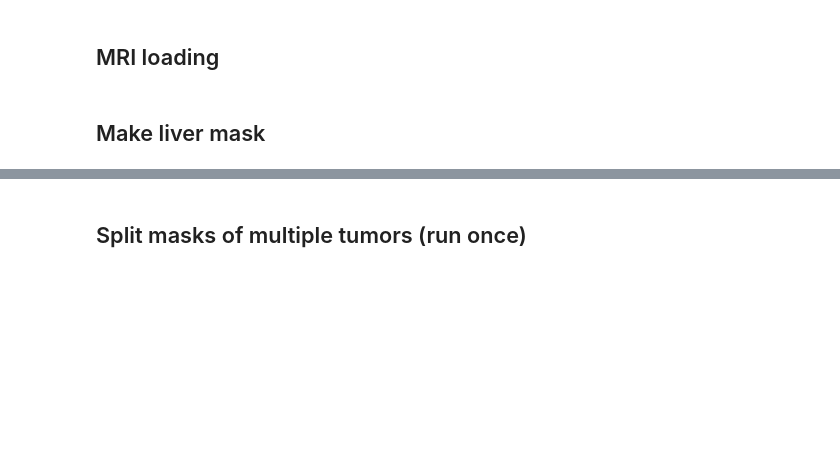
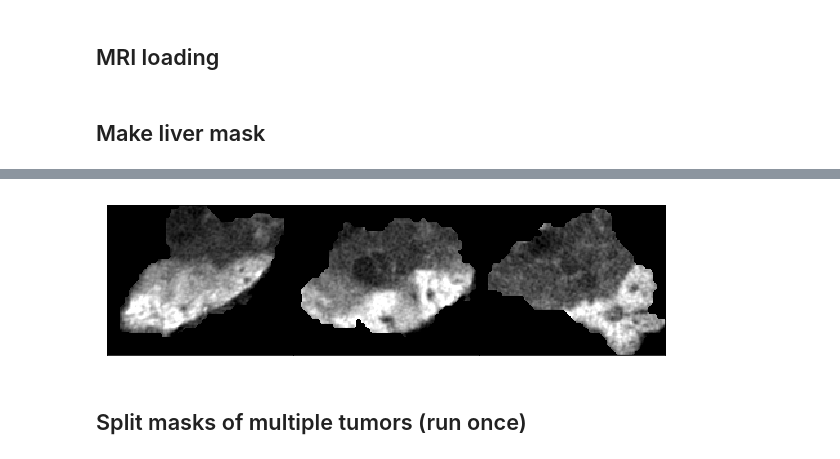
Before and after one commit to clintonjwang/lipiodol, a Jupyter notebook: data-retriever.ipynb, the cells around one changed output, grey strips where cells are left out. Cells and saved outputs as stored; diff of their text form; code cells hidden in the pictures; blank space fills up the shorter version.

```diff
--- a/data-retriever.ipynb
+++ b/data-retriever.ipynb
@@ -188,3 +226,7 @@ lm.seg_liver_ct(ct24_path, ct24_liver_mask_path, model, ct24_tumor_mask_path)
+# %%
+masks.draw_mask(ct24_tumor_mask_path, ct24_path, [0,300]);
+# %% [output]
+[figure, added]
 # %%
 ct_img, ct_dims = hf.dcm_load(join(target_dir, patient_id, "CT24h"), True, True)
 hf.save_nii(ct_img, ct24_path, ct_dims)
```
Also changed, not shown: parts of 41 cells of this notebook, 10 other files.
